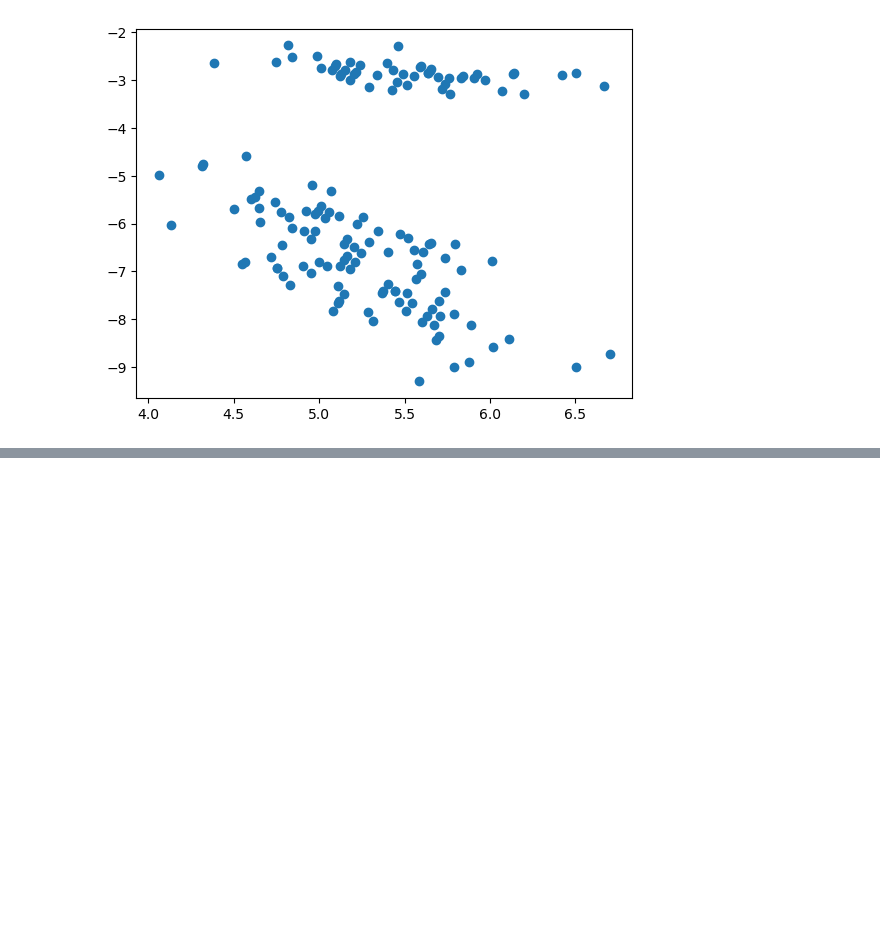
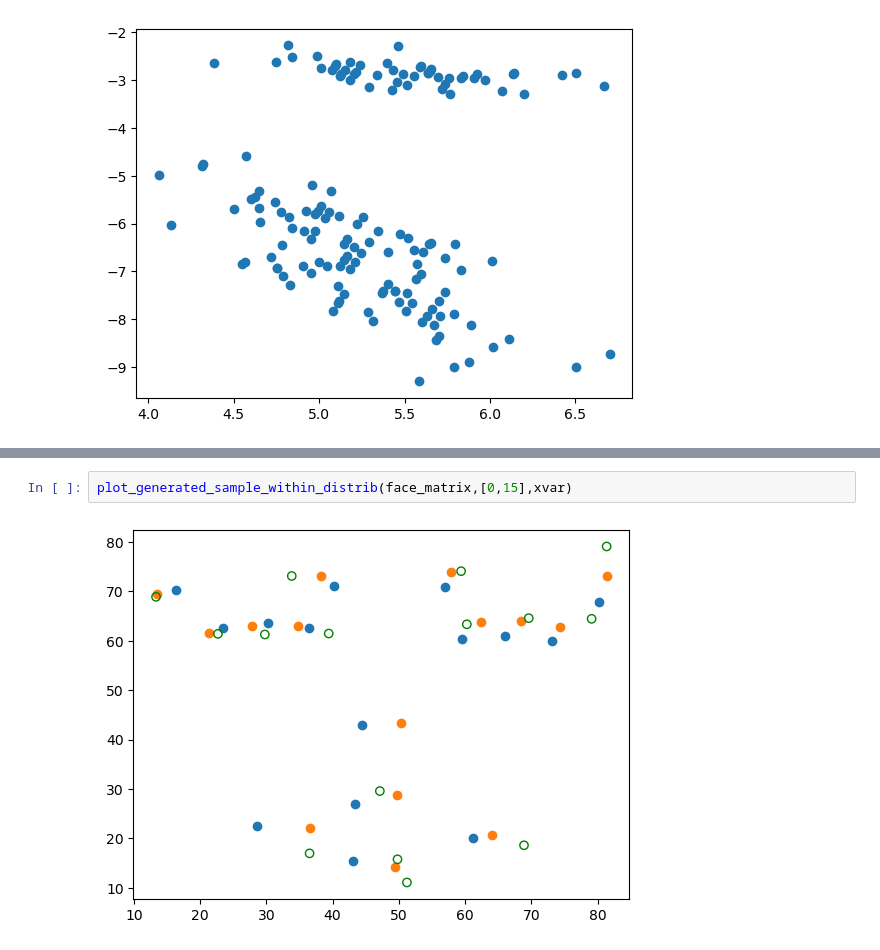
Before and after one commit to Razi-Mahmood/StatisticalShapeModels, a Jupyter notebook: EigenComputation.ipynb, the cells around one changed output, grey strips where cells are left out. Drawn from its saved outputs; the diff is of its cells as text; blank space fills up the shorter version.

```diff
--- a/EigenComputation.ipynb
+++ b/EigenComputation.ipynb
@@ -79,0 +172,4 @@ plt.scatter(proj[:,2],proj[:,3])
+# %%
+plot_generated_sample_within_distrib(face_matrix,[0,15],xvar)
+# %% [output]
+[figure, added]
```
Also changed, not shown: parts of 10 cells of this notebook.
